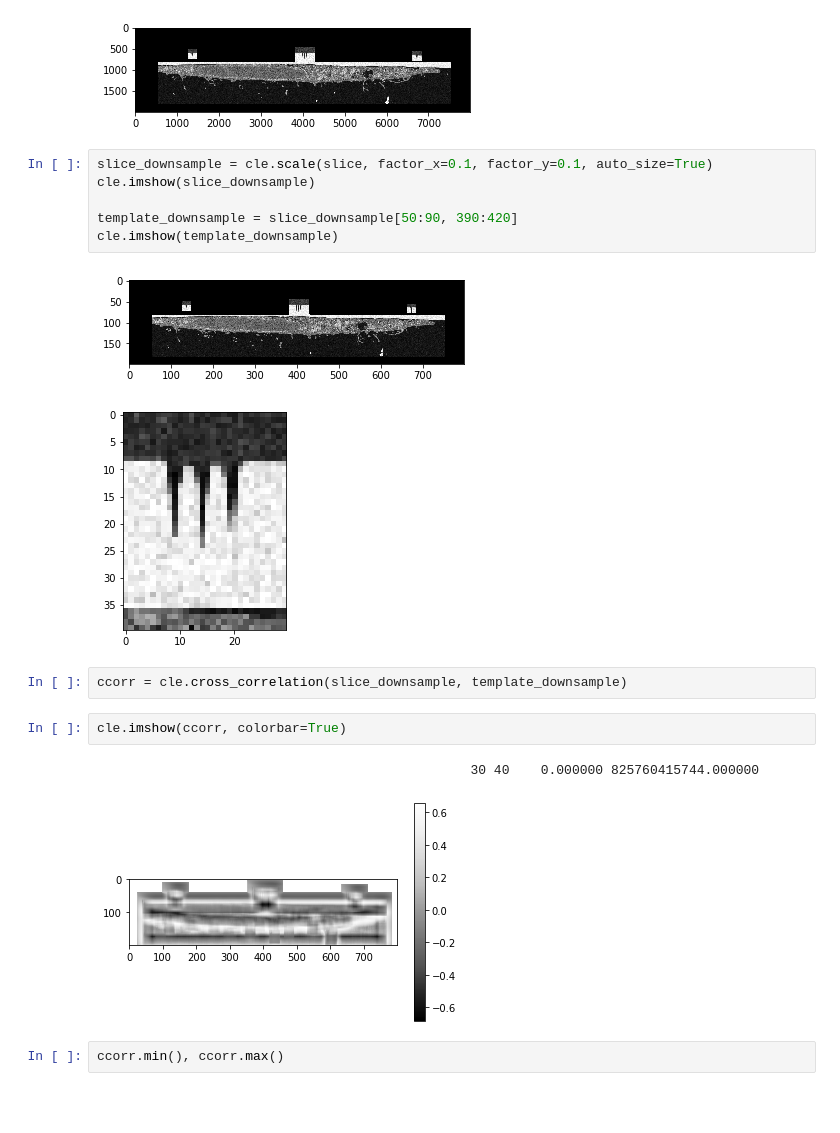
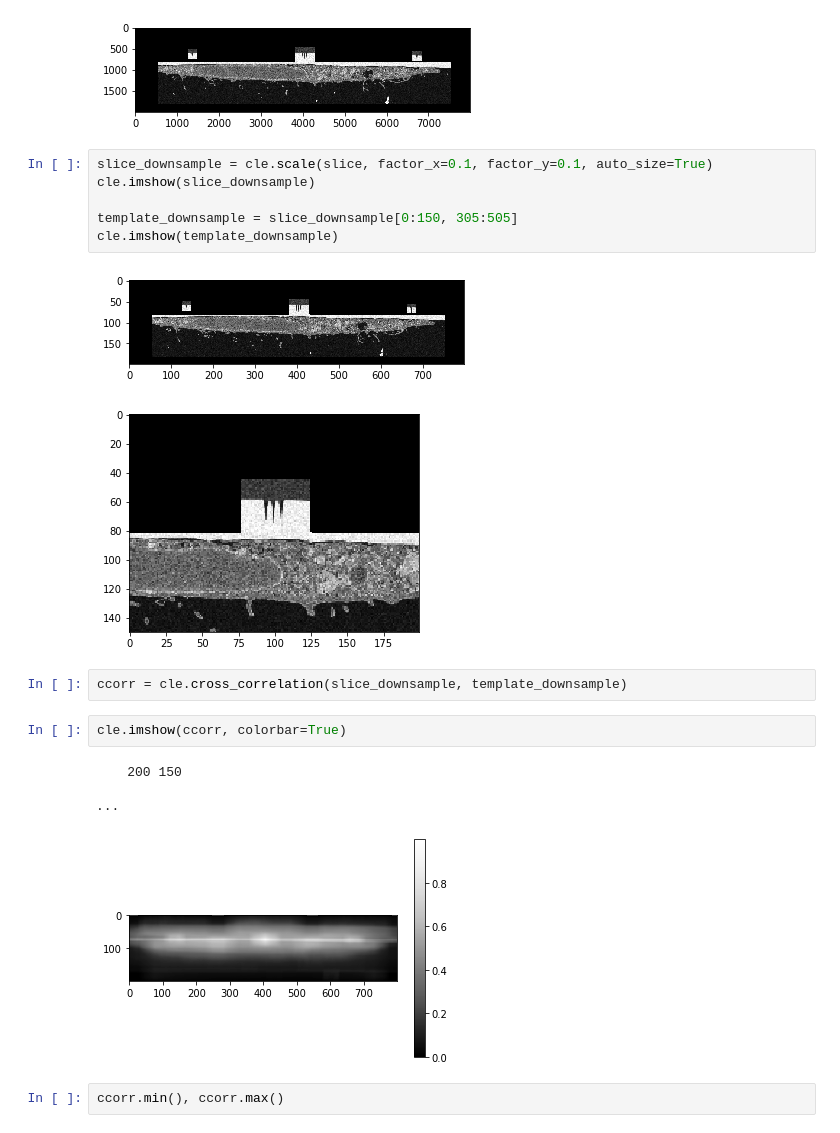
Before and after one commit to clEsperanto/pyclesperanto_prototype, a Jupyter notebook: demo/filter/template_matching.ipynb, the cells around one changed output. Cells and saved outputs as stored; diff of their text form; blank space fills up the shorter version.

```diff
--- a/demo/filter/template_matching.ipynb
+++ b/demo/filter/template_matching.ipynb
@@ -19,19 +19,20 @@ cle.imshow(slice)
 # %%
 slice_downsample = cle.scale(slice, factor_x=0.1, factor_y=0.1, auto_size=True)
 cle.imshow(slice_downsample)
 
-template_downsample = slice_downsample[50:90, 390:420]
+template_downsample = slice_downsample[0:150, 305:505]
 cle.imshow(template_downsample)
 # %% [output]
 [figure]
-[figure, old version]
+[figure, new version]
 # %%
 ccorr = cle.cross_correlation(slice_downsample, template_downsample)
 # %%
 cle.imshow(ccorr, colorbar=True)
 # %% [output]
-                                                30 40    0.000000 825760415744.000000
+    200 150
+                                                                                                                                                                                                         ...
-[figure, old version]
+[figure, new version]
 # %%
 ccorr.min(), ccorr.max()
 # %% [output]
```
Also changed, not shown: parts of 1 cell of this notebook, 1 other file.
